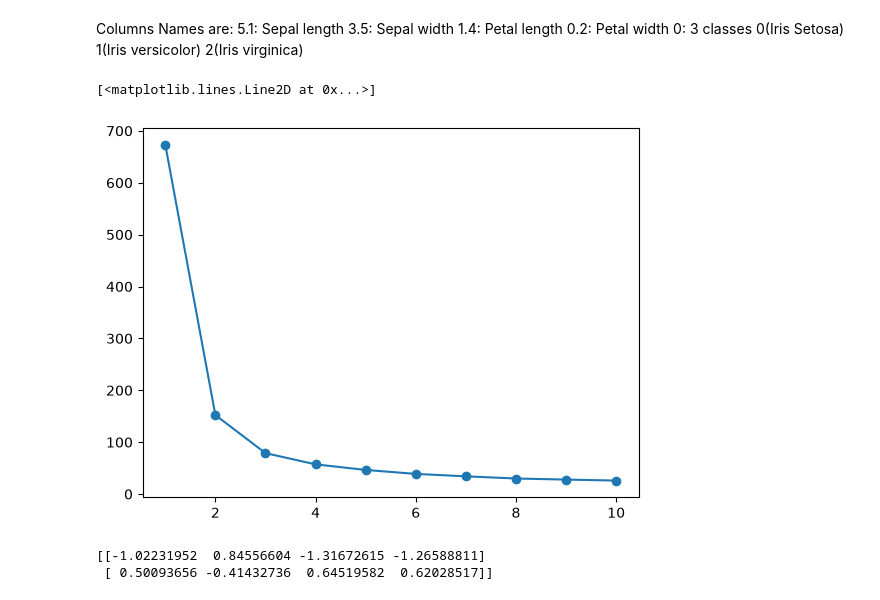
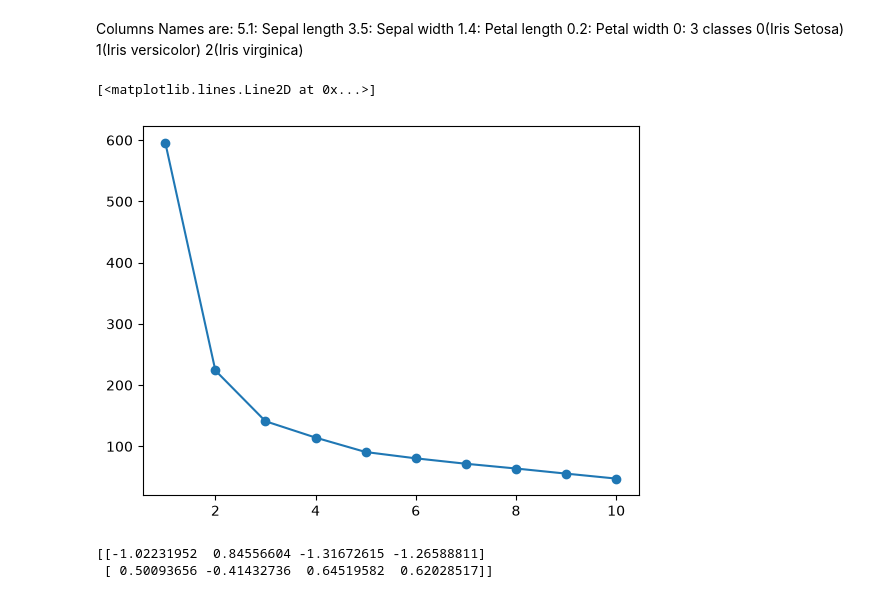
Before and after one commit to Nour-Tamimi/BinXtraining, a Jupyter notebook: Week5/Day1/Day1.ipynb, the cells around one changed output. Drawn from its saved outputs; the diff is of its cells as text; code cells hidden in the pictures.

```diff
--- a/Week5/Day1/Day1.ipynb
+++ b/Week5/Day1/Day1.ipynb
@@ -31,15 +31,15 @@ X_scaled =scalar.fit_transform(X)
 # %%
 # finding the best k
 from sklearn.cluster import KMeans
 inertias = []
 
 for k in range(1, 11):
- km = KMeans(n_clusters=k, random_state=42, n_init=10).fit(df.drop('0',axis=1))
+ km = KMeans(n_clusters=k, random_state=42, n_init=10).fit(X_scaled)
  inertias.append(km.inertia_)
 plt.plot(range(1, 11), inertias, marker="o") # look for the elbow
 # %% [output]
 [<matplotlib.lines.Line2D at 0x...>]
-[figure, old version]
+[figure, new version]
 # %%
 #silhouette score for 2 clusters
 
```
Also changed, not shown: parts of 2 cells of this notebook, 2 other files.
